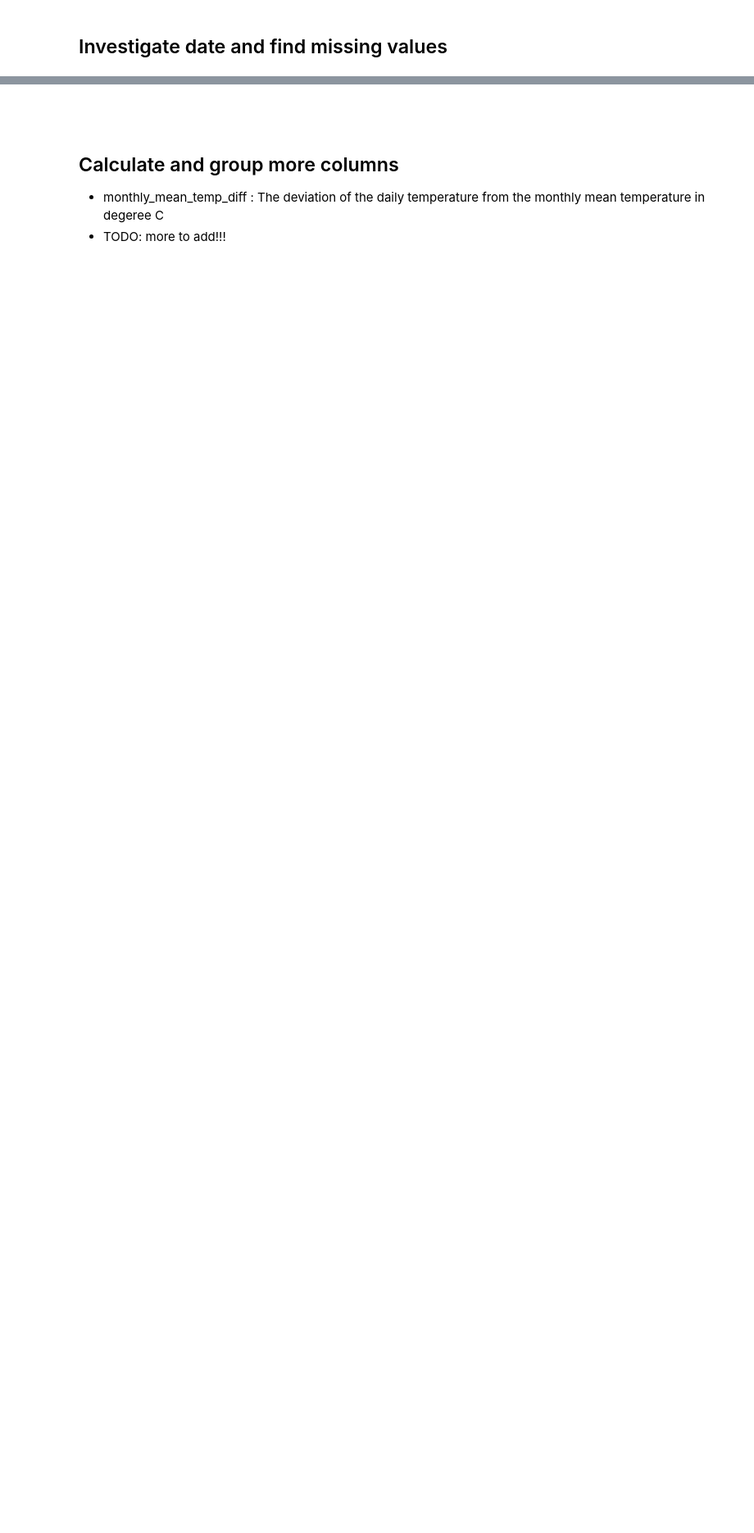
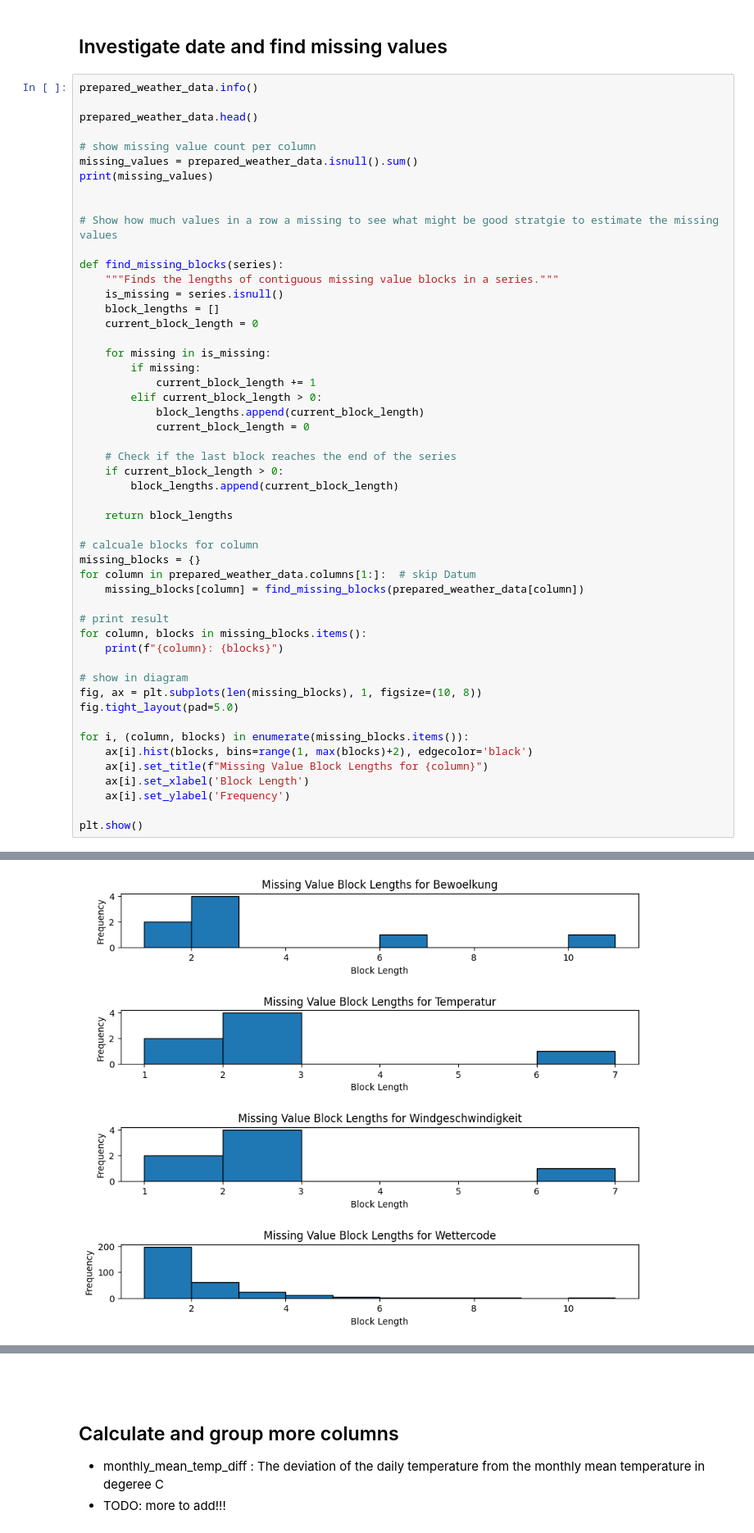
Before and after one commit to sebkrueger/bakery__sales_prediction_ml_project, a Jupyter notebook: 0_DataPreparation/prepare_weather_data.ipynb, the cells around one changed output, grey strips where cells are left out. Shown: that part at 82% size. Saved outputs shown, nothing was run; the diff lists cells and outputs as text; blank space fills up the shorter version.

```diff
--- a/0_DataPreparation/prepare_weather_data.ipynb
+++ b/0_DataPreparation/prepare_weather_data.ipynb
@@ -23,3 +24,55 @@ base_dateranges = pd.read_pickle('../exported_data/base_dateranges_data.pkl')
 prepared_weather_data =  base_dateranges.merge(weather_data, on='Datum', how='left')
 # %% [markdown]
 ## Investigate date and find missing values
+# %%
+prepared_weather_data.info()
+
+prepared_weather_data.head()
+
+# show missing value count per column
+missing_values = prepared_weather_data.isnull().sum()
+print(missing_values)
+
+
+# Show how much values in a row a missing to see what might be good stratgie to estimate the missing values
+
+def find_missing_blocks(series):
+    """Finds the lengths of contiguous missing value blocks in a series."""
+    is_missing = series.isnull()
+    block_lengths = []
+    current_block_length = 0
+
+    for missing in is_missing:
+        if missing:
+            current_block_length += 1
+        elif current_block_length > 0:
+            block_lengths.append(current_block_length)
+            current_block_length = 0
+
+    # Check if the last block reaches the end of the series
+    if current_block_length > 0:
+        block_lengths.append(current_block_length)
+
+    return block_lengths
+
+# calcuale blocks for column
+missing_blocks = {}
+for column in prepared_weather_data.columns[1:]:  # skip Datum
+    missing_blocks[column] = find_missing_blocks(prepared_weather_data[column])
+
+# print result
+for column, blocks in missing_blocks.items():
+    print(f"{column}: {blocks}")
+
+# show in diagram
+fig, ax = plt.subplots(len(missing_blocks), 1, figsize=(10, 8))
+fig.tight_layout(pad=5.0)
+
+for i, (column, blocks) in enumerate(missing_blocks.items()):
+    ax[i].hist(blocks, bins=range(1, max(blocks)+2), edgecolor='black')
+    ax[i].set_title(f"Missing Value Block Lengths for {column}")
+    ax[i].set_xlabel('Block Length')
+    ax[i].set_ylabel('Frequency')
+
+plt.show()
+# %% [output]
@@ -25,0 +96 @@ prepared_weather_data =  base_dateranges.merge(weather_data, on='Datum', how='le
+[figure, added]
```
Also changed, not shown: parts of 4 cells of this notebook, 10 other files.
